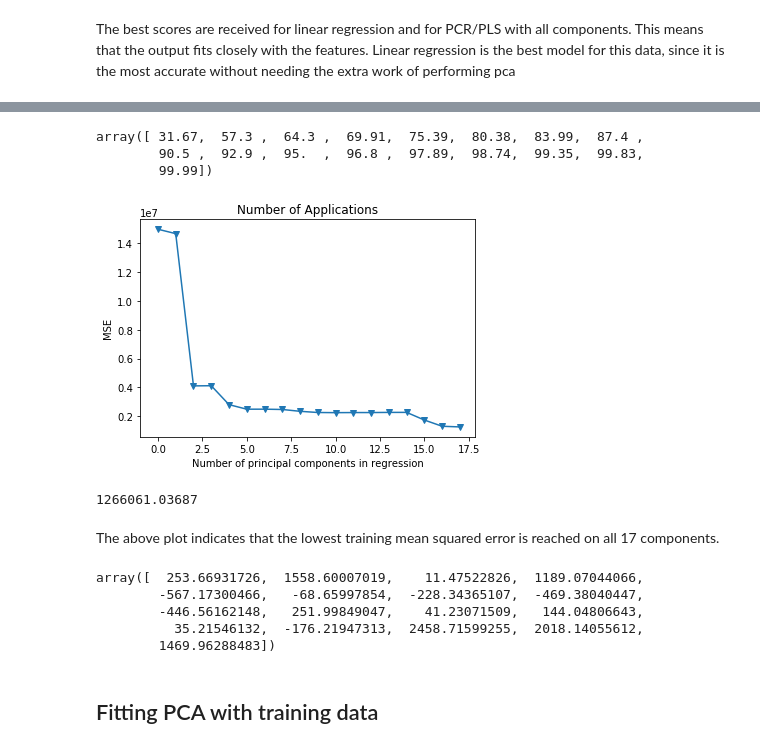
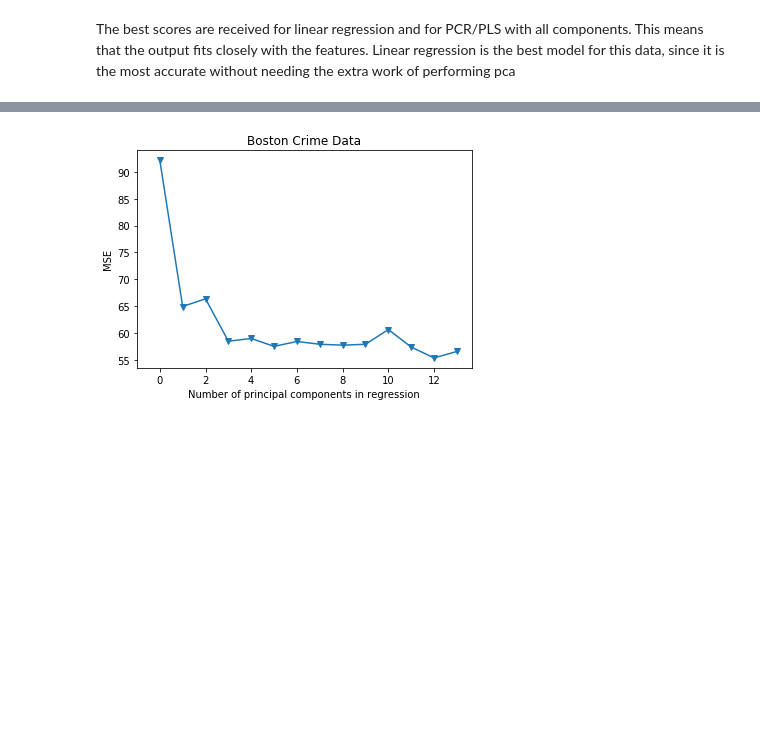
Before and after one commit to carolineeeyao/DSLAB, a Jupyter notebook: Lab6/Lab6.ipynb, the cells around one changed output, grey strips where cells are left out. Cells and saved outputs as stored; diff of their text form; code cells hidden in the pictures; blank space fills up the shorter version.

```diff
--- a/Lab6/Lab6.ipynb
+++ b/Lab6/Lab6.ipynb
@@ -187,0 +171,7 @@ X_train.head()
+# %%
+boston = pd.read_csv("boston.csv")
+X = boston.loc[:, "zn":"medv"]
+y = boston["crim"]
+
+X_train, X_test, y_train, y_test = train_test_split(X, y)
+boston.describe()
@@ -190,4 +189,0 @@ X_train.head()
-# %%
-lsr = LinearRegression()
-lsr.fit(X_train, y_train)
-mean_squared_error(y_test, lsr.predict(X_test))
@@ -195,0 +192,5 @@ mean_squared_error(y_test, lsr.predict(X_test))
+# %%
+lasso = LassoCV(alphas = (np.arange(0.01, 10, 0.01)), cv=5)
+lasso.fit(X_train, y_train)
+print lasso.score(X_train, y_train, sample_weight=None)
+mean_squared_error(y_test, lasso.predict(X_test))
@@ -198,7 +202,8 @@ mean_squared_error(y_test, lsr.predict(X_test))
 # %%
 from sklearn.linear_model import RidgeCV
 # %%
-ridge = RidgeCV(alphas = (0.01, 0.1, 0.25,0.5,0.75,1,5,10), cv = 5)
-ridge.fit(X_train,y_train)
-mean_squared_error(y_test,ridge.predict(X_test))
+ridge = RidgeCV(alphas = (np.arange(0.01, 10, 0.01)), cv=5)
+ridge.fit(X_train, y_train)
+print ridge.score(X_train, y_train, sample_weight=None)
+mean_squared_error(y_test, ridge.predict(X_test))
 # %% [output]
@@ -267,48 +218,27 @@ pd.DataFrame(X_reduced).loc[:4,:5]
-# %%
-# Variance explained by the principal components
-np.cumsum(np.round(pca.explained_variance_ratio_, decimals=4)*100)
-# %% [output]
-array([ 31.67,  57.3 ,  64.3 ,  69.91,  75.39,  80.38,  83.99,  87.4 ,
-        90.5 ,  92.9 ,  95.  ,  96.8 ,  97.89,  98.74,  99.35,  99.83,
-        99.99])
 # %%
+pca2 = PCA()
+X_reduced_train = pca2.fit_transform(scale(X_train))
+n = len(X_reduced_train)
+
 # 10-fold CV, with shuffle
-n = len(X_reduced)
-kf_10 = KFold(n_splits=10, shuffle=True, random_state=1)
-
+kf_10 = KFold(n_splits = 10, shuffle=True)
 regr = LinearRegression()
 mse = []
 
 # Calculate MSE with only the intercept (no principal components in regression)
-score = -1*cross_val_score(regr, np.ones((n,1)), y.ravel(), cv=kf_10, scoring='neg_mean_squared_error').mean()
+score = -1*cross_val_score(regr, np.ones((n,1)), y_train.ravel(), cv=kf_10, scoring='neg_mean_squared_error').mean()
 mse.append(score)
 
-# Calculate MSE using CV for the 19 principle components, adding one component at the time.
-for i in np.arange(1, 18):
-    score = -1*cross_val_score(regr, X_reduced[:,:i], y.ravel(), cv=kf_10, scoring='neg_mean_squared_error').mean()
+# Calculate MSE using CV for the 13 principle components, adding one component at the time.
+for i in np.arange(1, 14):
+    score = -1*cross_val_score(regr, X_reduced_train[:,:i], y_train.ravel(), cv=kf_10, scoring='neg_mean_squared_error').mean()
     mse.append(score)
 
-plt.plot(mse, '-v')
+plt.plot(np.array(mse), '-v')
 plt.xlabel('Number of principal components in regression')
 plt.ylabel('MSE')
-plt.title('Number of Applications')
+plt.title('Boston Crime Data')
 plt.xlim(xmin=-1)
 plt.show()
-print(mse[-1])
 # %% [output]
-[figure, old version]
+[figure, new version]
-1266061.03687
-# %% [markdown]
-The above plot indicates that the lowest training mean squared error is reached on all 17 components.
-# %%
-regr_test = LinearRegression()
-regr_test.fit(X_reduced, y)
-regr_test.coef_
-# %% [output]
-array([  253.66931726,  1558.60007019,    11.47522826,  1189.07044066,
-        -567.17300466,   -68.65997854,  -228.34365107,  -469.38040447,
-        -446.56162148,   251.99849047,    41.23071509,   144.04806643,
-          35.21546132,  -176.21947313,  2458.71599255,  2018.14055612,
-        1469.96288483])
-# %% [markdown]
-## Fitting PCA with training data
```
Also changed, not shown: parts of 28 cells of this notebook.
